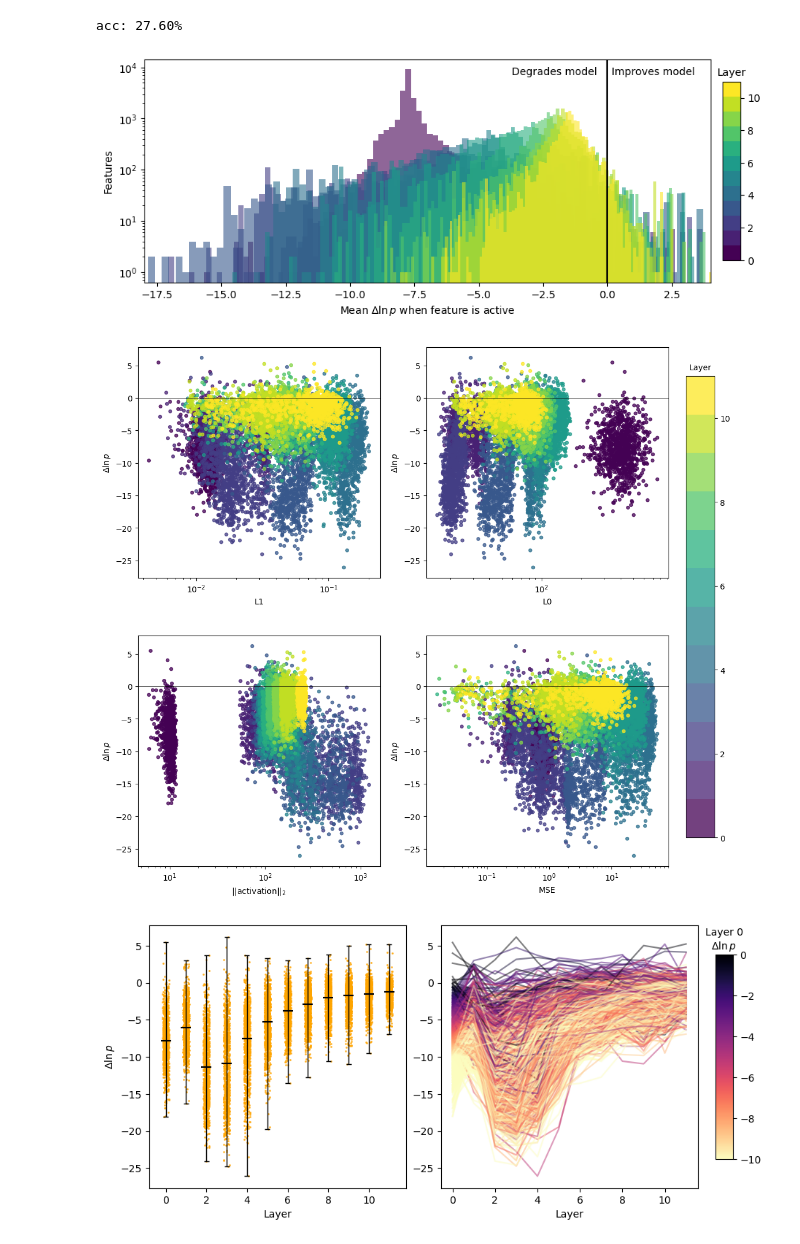
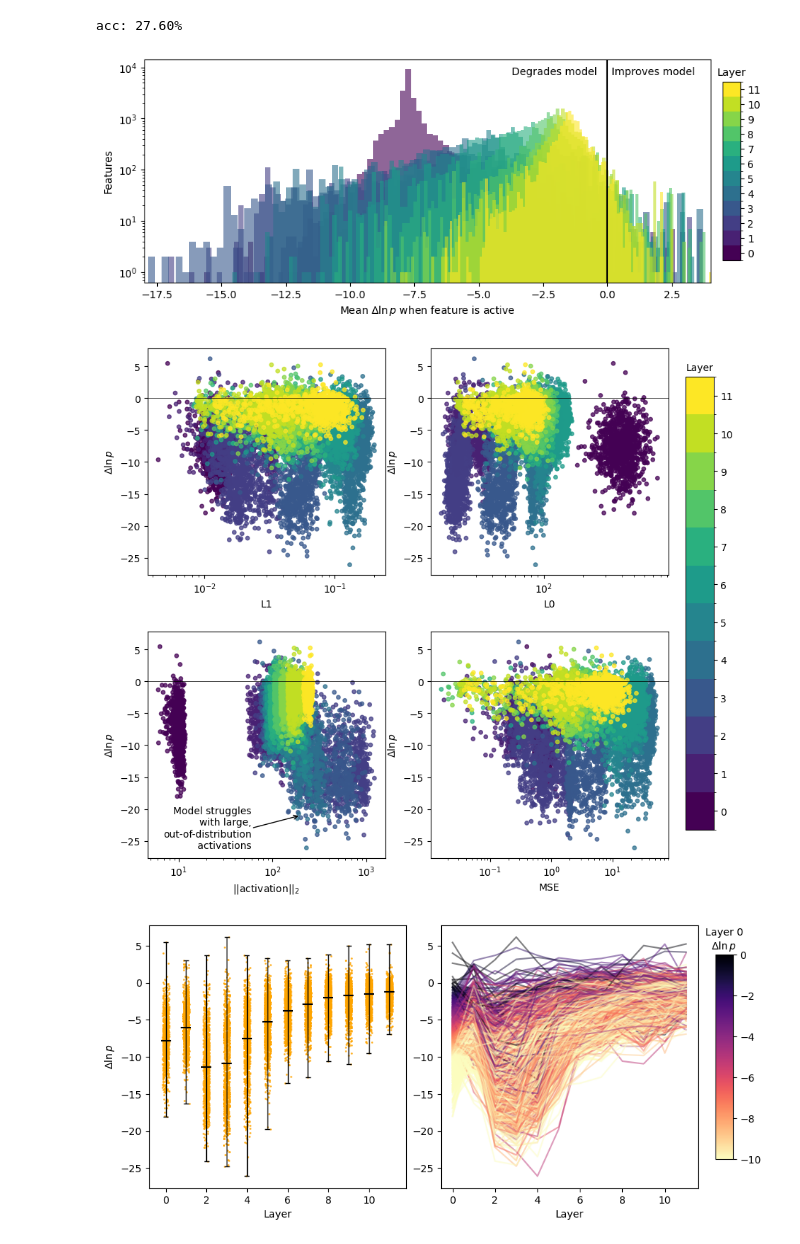
Before and after one commit to evanhanders/sae_validation_blogpost, a Jupyter notebook: gpt2_small_autoencoder_benchmarks.ipynb, the cells around one changed output. Saved outputs shown, nothing was run; the diff lists cells and outputs as text; code cells hidden in the pictures.

Commit message:
updates with lots of new plots per joseph post

```diff
--- a/gpt2_small_autoencoder_benchmarks.ipynb
+++ b/gpt2_small_autoencoder_benchmarks.ipynb
@@ -532,0 +684,18 @@ df.to_csv("context_size_df.csv")
+# %%
+fig, axs = plt.subplots(1, 3, figsize=(8, 3))
+cbs = []
+
+yy, xx = np.meshgrid(np.arange(12), np.arange(12))
+for ax, mat in zip(axs, (delta_block_mses, delta_block_l0s, delta_block_act_l2s)):
+    ax.set_facecolor("grey")
+    masked = np.ma.masked_where(yy <= xx, mat.mean(axis=0))
+    m = ax.pcolormesh(xx, yy, masked, vmin=-np.max(masked), vmax=np.max(masked), cmap='RdBu_r')
+    cbs.append(plt.colorbar(m, orientation='horizontal', location='top'))
+    ax.set_xlabel('First SAE replacement layer')
+    ax.set_xticks([i + 0.5 for i in range(12)], labels=range(12))
+    ax.set_yticks([i + 0.5 for i in range(12)], labels=range(12))
+axs[0].set_ylabel('Second SAE replacement layer')
+cbs[0].set_label(r'$\Delta_{\,\rm f}$ MSE')
+cbs[1].set_label(r'$\Delta_{\,\rm f}$ $||\rm{SAE}\,\rm{activations}||_0$')
+cbs[2].set_label(r'$\Delta_{\,\rm f}$ $||\rm{model}\,\rm{activation}||_2$')
+fig.savefig('err_prop.png', dpi=300, bbox_inches='tight')
@@ -719,9 +888,18 @@ df = pandas.read_csv('cbt_df.csv')
+# %%
+df = pandas.read_csv('cbt_df.csv')
+cbt_residual_logs = []
+for i in range(len(sparse_encoders_residual)):
+     with open(f'cbt_residual_log_{i}.pkl', 'rb') as handle:
+         log = pickle.load(handle)
+         cbt_residual_logs.append(log)
+with open('cbt_baseline_log.pkl', 'rb') as handle:
+    cbt_baseline = pickle.load(handle)
 # %%
 fig = plt.figure(figsize=(8,3))
 ax1 = fig.add_axes((0, 0, 0.95, 1))
 cax = fig.add_axes((0.97, 0.1, 0.03, 0.8))
 for i,log in enumerate(cbt_residual_logs):
-    ax1.hist(log['feat_means'][log['feat_means'] != 100], bins=100, color=matplotlib.cm.viridis.resampled(12)(i/12), alpha=0.6)
+    ax1.hist(log['feat_means'][log['feat_means'] != 100], bins=100, color=layer_sm.to_rgba(i), alpha=0.6)
 ax1.set_yscale('log')
 ax1.set_xlabel(r'Mean $\Delta \ln p$ when feature is active')
 ax1.set_ylabel('Features')
@@ -730,13 +908,13 @@ ax1.axvline(0, c='k')
 ax1.text(0.825, 0.93, 'Improves model', ha='left', transform=ax1.transAxes)
 ax1.text(0.8, 0.93, 'Degrades model', ha='right', transform=ax1.transAxes)
 cax.text(0.5, 1.05, 'Layer', ha='center', va='center', transform=cax.transAxes)
-cbar = plt.colorbar(matplotlib.cm.ScalarMappable(norm=matplotlib.colors.Normalize(vmin=0, vmax=11), cmap=matplotlib.cm.viridis.resampled(12)), cax=cax)
-
+cbar = plt.colorbar(layer_sm, cax=cax)
+cbar.set_ticks([i+0.5 for i in range(12)], labels=[i for i in range(12)])
 fig.savefig('feature_hist_cbt.png', dpi=300, bbox_inches='tight')
 # %% [output]
-[figure, old version]
+[figure, new version]
 # %%
-fig = plt.figure(figsize=(10, 10))
+fig = plt.figure(figsize=(8, 8))
 ax1 = fig.add_axes([0,    0.55, 0.42, 0.4])
 ax2 = fig.add_axes([0.50, 0.55, 0.42, 0.4])
 ax3 = fig.add_axes([0,    0.05, 0.42, 0.4])
@@ -748,37 +926,43 @@ for ax in [ax1, ax2, ax3, ax4]:
     ax.set_ylabel(r'$\Delta \ln p$')
     ax.axhline(0, c='k', lw=0.5)
 
-scatter_kwargs = dict(s=15, alpha=0.75, c=df['layer'], cmap=matplotlib.cm.viridis.resampled(12))
+scatter_kwargs = dict(s=15, alpha=0.75, c=layer_sm.to_rgba(df['layer']))
 output = ax1.scatter(df['l1'], df['delta_ln_prob'], **scatter_kwargs)
 output = ax2.scatter(df['l0'], df['delta_ln_prob'], **scatter_kwargs)
 output = ax3.scatter(df['l2_activation'], df['delta_ln_prob'], **scatter_kwargs)
 output = ax4.scatter(df['mse'], df['delta_ln_prob'], **scatter_kwargs)
 # ax2.scatter(df['context_size'][:len(context_sizes)], df['loss_base'][:len(context_sizes)], c='k', marker='x', s=50)
-cb = plt.colorbar(output, cax=cax)
+cbar = plt.colorbar(layer_sm, cax=cax)
+cbar.set_ticks([i+0.5 for i in range(12)], labels=[i for i in range(12)])
 
 
 
 # ax1.text(90, 20, '(sparse)', ha='center', va='center')
 # ax1.text(800, 200, '(not sparse)', ha='center', va='center')
 
 ax1.set_xlabel('L1')
 ax2.set_xlabel('L0')
 ax3.set_xlabel('||activation||$_2$')
 ax4.set_xlabel('MSE')
+
+
+ax3.text(60, -23, 'Model struggles\nwith large,\nout-of-distribution\n activations', ha='right', va='center')
+ax3.annotate("", xy=(2e2, -21), xytext=(60, -23), arrowprops=dict(arrowstyle="->"))
+
 
     # ax.axvline(128, c='k', lw=0.5)
     # ax.text(0.28, 0.98, 'training\ncontext\nsize', ha='left', va='top', transform=ax.transAxes)
 
 # ax1.set_yscale('log')
 
 # ax2.text(100, 8, 'Baseline', ha='center', va='bottom')
 # ax2.annotate("", xy=(65, 4.4), xytext=(100, 8), arrowprops=dict(arrowstyle="->"))
 
 cax.text(0.5, 1.01, 'Layer', ha='center', va='bottom', transform=cax.transAxes)
 
 fig.savefig('delta_ln_prob_cbt.png', dpi=300, bbox_inches='tight')
 # %% [output]
-[figure, old version]
+[figure, new version]
 # %%
 fig = plt.figure(figsize=(8,4))
 ax1 = fig.add_axes([0.00, 0.05, 0.44, 0.9])
```
Also changed, not shown: parts of 15 cells of this notebook, 10 other files.
